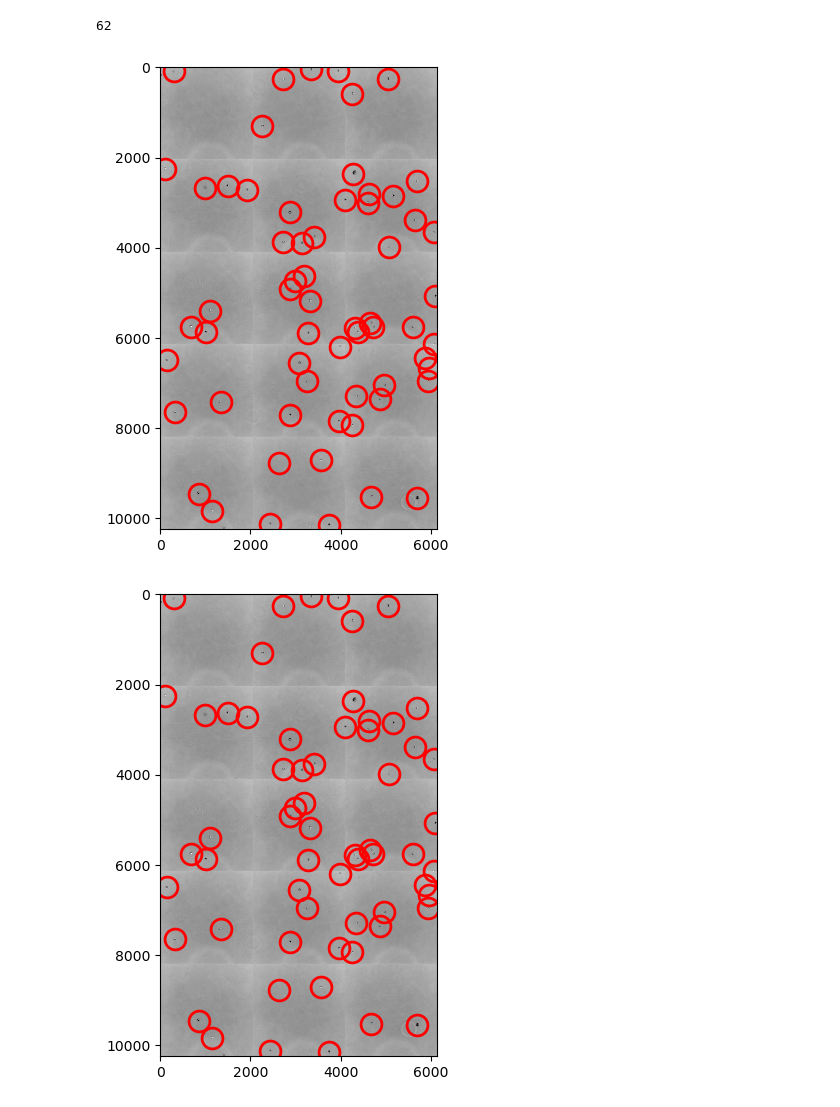
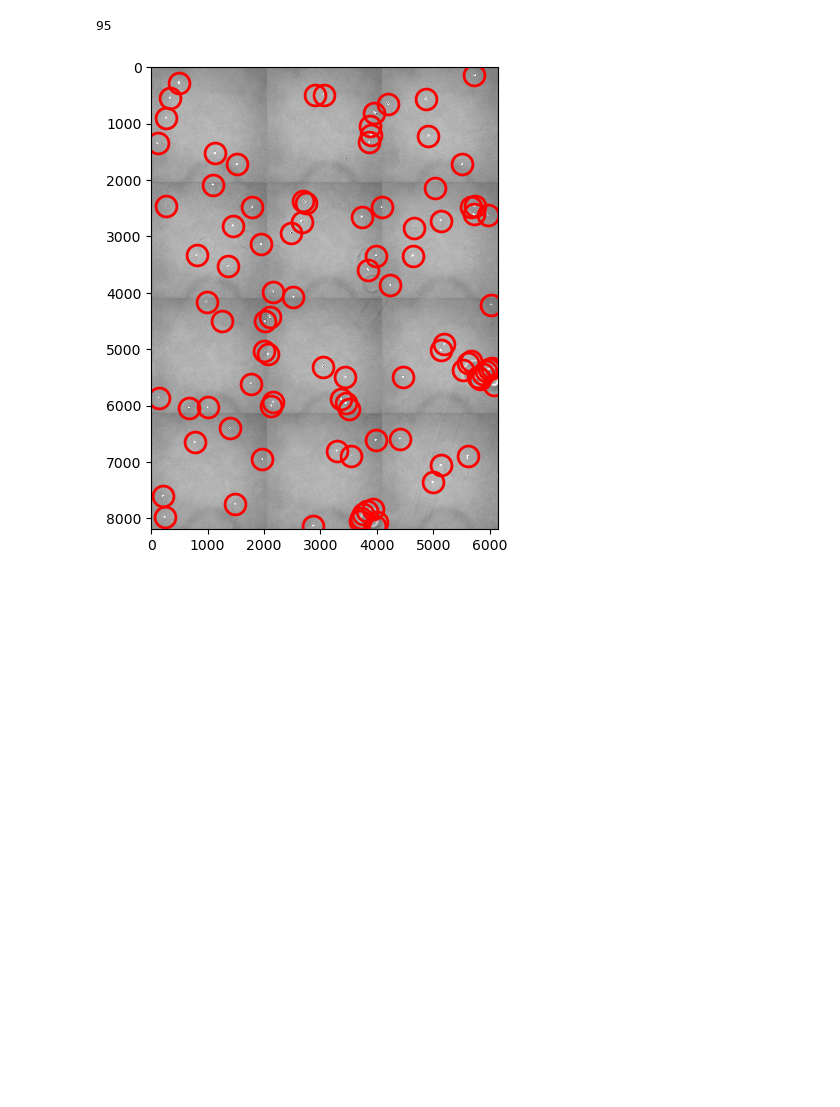
Before and after one commit to Alex-code-lab/tracking_and_analyze, a Jupyter notebook: test_analyse_images.ipynb, the cells around one changed output. Drawn from its saved outputs; the diff is of its cells as text; code cells hidden in the pictures; blank space fills up the shorter version.

```diff
--- a/test_analyse_images.ipynb
+++ b/test_analyse_images.ipynb
@@ -40,7 +40,7 @@ from skimage import util
 import trackpy as tp
 
 # Charger l'image
-image = cv2.imread('/Users/souchaud/Desktop/A_analyser/CytoOne_HL5_10x/2024_01_31_ASMOT117_AX3_Chi1_P3_10x_CytoOne_HL5/mosaic/mosaic_total_0.tif', cv2.IMREAD_GRAYSCALE)
+image = cv2.imread('/Users/souchaud/Desktop/A_analyser/CytoOne_HL5_10x/2024_02_20_ASMOT127_AX3_MAT_P4_10x_CytoOne_HL5_1902-11h-2002-14h42_1/mosaic/mosaic_total_0.tif', cv2.IMREAD_GRAYSCALE)
 plt.figure(figsize=(10, 10))
 plt.imshow(image, cmap='gray')  # cmap='gray' assure que l'image BGR est convertie correctement en nuances de gris pour l'affichage
 plt.axis('off')  # Désactiver les axes pour une meilleure visibilité
@@ -97,41 +97,41 @@ PARAMS = {
 # Prétraitement
 blurred = ndimage.median_filter(image, size=8)
 blurred = cv2.GaussianBlur(blurred, (5, 5), 0)
+frame = blurred
 # equalized = cv2.equalizeHist(blurred)
-frame = util.invert(blurred)
+# frame = util.invert(blurred)
 # %%
 # # Create a CLAHE object (Arguments are optional)
 # clahe = cv2.createCLAHE(clipLimit=2.0, tileGridSize=(10, 10))
 # # Apply CLAHE
 # frame = clahe.apply(frame)
 diam = 55
 for percentile in [5]:
     f = tp.locate(frame,
                 diameter=diam,
                 minmass=1000,
-                maxsize=50,
-                separation=100,
+                maxsize=40,
+                separation=50,
                 noise_size=3,
                 smoothing_size=None,
                 threshold=10, # 20,
-                invert=True,
-                percentile=10,
+                invert=False,
+                percentile=1,
                 topn=120,
                 preprocess=PARAMS['preprocess'],
                 max_iterations=PARAMS['max_iterations'],
                 filter_before=PARAMS['filter_before'],
                 filter_after=PARAMS['filter_after'],
                 characterize=PARAMS['characterize'],
                 engine=PARAMS['engine'])
     print(len(f))
 
     fig, ax = plt.subplots(figsize=(12, 6))
     tp.annotate(f, frame, ax=ax)
-    display(fig)
+    # display(fig)
 # %% [output]
-62
+95
-[figure, old version]
+[figure, new version]
-[figure, removed]
 # %%
 import cv2
 import numpy as np
```
Also changed, not shown: parts of 1 cell of this notebook, 3 other files.
